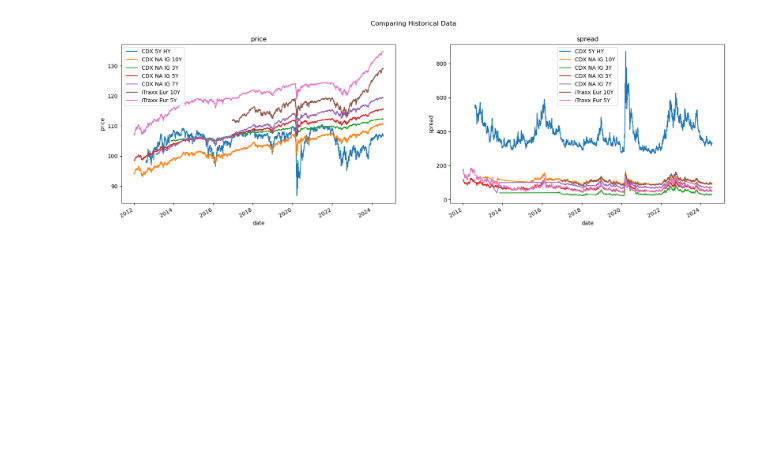
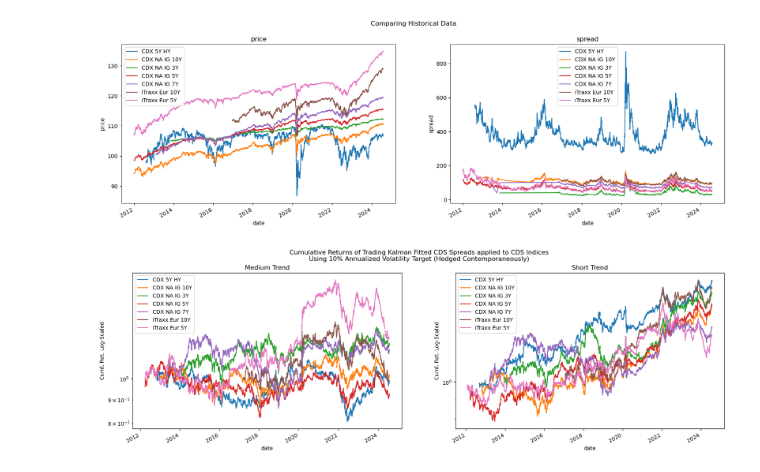
Before and after one commit to diegodalvarez/TrendSystem, a Jupyter notebook: Research/Writeups/SocieteGeneraleCreditIndices.ipynb, the cells around one changed output. Saved outputs shown, nothing was run; the diff lists cells and outputs as text; code cells hidden in the pictures; blank space fills up the shorter version.

```diff
--- a/Research/Writeups/SocieteGeneraleCreditIndices.ipynb
+++ b/Research/Writeups/SocieteGeneraleCreditIndices.ipynb
@@ -30,0 +59,43 @@ Text(0.5, 0.98, 'Comparing Historical Data')
+# %%
+df_combined = (df_rtn
+    .merge(right = df_signal, how = "inner", on = ["date", "SecurityGroup"])
+    .assign(signal_rtn = lambda x: np.sign(x.value) * x.idx_rtn))
+# %%
+df_trend = (df_combined
+    .assign(
+        name   = lambda x: x.SecurityGroup + "-" + x.variable,
+        ending = lambda x: x.variable.str.split("_").str[-1])
+    .loc[lambda x: x.ending == "market"])
+# %%
+df_trend_vol = (df_trend
+    .pivot(index = "date", columns = "name", values = "signal_rtn")
+    .apply(lambda x: x * (0.1 / (x.ewm(span = 100, adjust = False).std() * np.sqrt(252))))
+    .apply(lambda x: np.where(np.abs(x) > 0.1, np.nan, x))
+    .reset_index()
+    .melt(id_vars = "date")
+    .dropna()
+    .assign(
+        SecurityGroup = lambda x: x.name.str.split("-").str[0],
+        variable      = lambda x: x.name.str.split("-").str[1])
+    .drop(columns = ["name"]))
+# %%
+signals   = df_trend_vol.variable.drop_duplicates().to_list()
+fig, axes = plt.subplots(ncols = len(signals), figsize = (20,6))
+
+for signal, ax in zip(signals, axes.flatten()):
+
+    (df_trend_vol
+        .loc[lambda x: x.variable == signal]
+        .rename(columns = {"SecurityGroup": ""})
+        .pivot(index = "date", columns = "", values = "value")
+        .apply(lambda x: np.cumprod(1 + x))
+        .plot(
+            ax     = ax,
+            logy   = True,
+            ylabel = "Cuml. Ret. Log-Scaled",
+            title  = renamer[signal]))
+
+fig.suptitle("Cumulative Returns of Trading Kalman Fitted CDS Spreads applied to CDS Indices\nUsing 10% Annualized Volatility Target (Hedged Contemporaneously)")
+plt.show()
+# %% [output]
+[figure, added]
```
Also changed, not shown: parts of 13 cells of this notebook, 6 other files.
